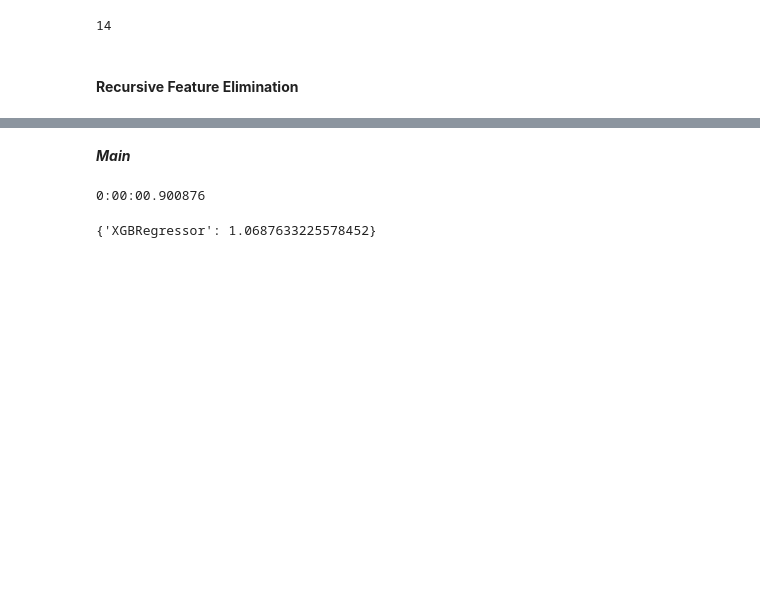
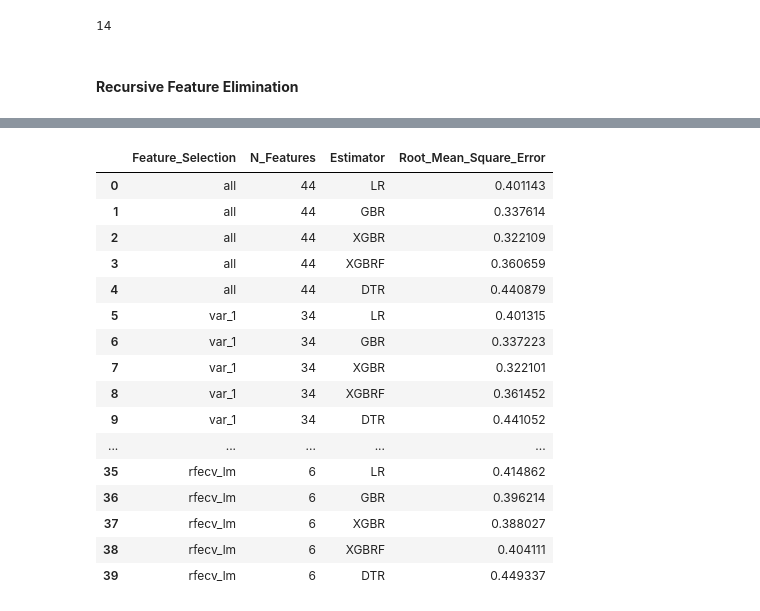
Before and after one commit to rmittalccs/ccs_pred_mod, a Jupyter notebook: ft_nsf.ipynb, the cells around one changed output, grey strips where cells are left out. Drawn from its saved outputs; the diff is of its cells as text; code cells hidden in the pictures; blank space fills up the shorter version.

```diff
--- a/ft_nsf.ipynb
+++ b/ft_nsf.ipynb
@@ -379,24 +378,26 @@ est_dict = {"lm": linear_model.LinearRegression(), "xgb": xgb.XGBRegressor(boost
 # est = "svr" ### Takes too long!! I had to stop after 15 minutes
 # est = "rf" ### Takes too long!! I had to stop after 15 minutes
 # est = "lm"
-est = "xgb"
+# est = "xgb"
 
-estimator = est_dict[est]
+#estimator = est_dict[est]
 
 run = True
 if run:
-    X = final[xcol_all]
-    y = m_giving_logp1
-    X_train, X_test, y_train, y_test = train_test_split(X, y, test_size=0.3, random_state=123)
-    #rfe = RFE(estimator=estimator, step=1, n_features_to_select=25, verbose=2)
-    rfe = RFECV(estimator=estimator, step=1, min_features_to_select=1, verbose=2, \
-                n_jobs=(multiprocessing.cpu_count()//2), cv=3,\
-                scoring="neg_mean_squared_error")
-    print("Fitting %s" %est)
-    rfe.fit(X=X_train, y=y_train)
-    print(f"Optimal number of features: {rfe.n_features_}")
+    for est in ["xgb", "lm"]:
+        estimator = est_dict[est]
+        X = final[xcol_all]
+        y = m_giving_logp1
+        X_train, X_test, y_train, y_test = train_test_split(X, y, test_size=0.3, random_state=123)
+        #rfe = RFE(estimator=estimator, step=1, n_features_to_select=25, verbose=2)
+        rfe = RFECV(estimator=estimator, step=1, min_features_to_select=1, verbose=0, \
+                    n_jobs=(multiprocessing.cpu_count()//2), cv=3,\
+                    scoring="neg_mean_squared_error")
+        print("Fitting %s" %est)
+        rfe.fit(X=X_train, y=y_train)
+        print(f"Optimal number of features: {rfe.n_features_}")
 
-    cols = rfe.get_support(indices=True)
-    globals()["xcol_rfe_%s" %est] = X.iloc[:,cols].columns.tolist()
-#    len(xcol_rfe)
+        cols = rfe.get_support(indices=True)
+        globals()["xcol_rfecv_%s" %est] = X.iloc[:,cols].columns.tolist()
+        print("Estimator:", est, "No_of_features:", len(cols))
 #    sum(rfe.ranking_==1)
@@ -591,27 +540,0 @@ plt.show()
-# %% [markdown]
-***Main***
-# %%
-x = ['home_state', 'most_recent_gift_date', 'first_gift_date', 'five_year_giving']
-y = "total_lifetime_giving"
-
-data = pd.read_csv("data.csv")
-data.columns = data.columns.str.replace(" ", "_")
-data = data.replace(np.nan, "None")
-
-start_time = datetime.now()
-models = perform_regression(data=data, y=y, x=x, top_labels=5, folds=5, sizes=[5],
-                            algorithms=["XGBRegressor", "XGBRf_statressor"])
-end_time = datetime.now()
-elapsed_time = end_time - start_time
-print(elapsed_time)
-
-# "trained_models": trained_models,
-# "evaluation_results": evaluation_results,
-# "testing_data": (X_test, y_test),
-# "best_model": best_model
-# %% [output]
-0:00:00.900876
-# %%
-models["evaluation_results"]
-# %% [output]
-{'XGBRegressor': 1.0687633225578452}
@@ -617,0 +556,20 @@ models["evaluation_results"]
+# %%
+df
+# %% [output]
+|  | Feature_Selection | N_Features | Estimator | Root_Mean_Square_Error |
+| 0 | all | 44 | LR | 0.401143 |
+| 1 | all | 44 | GBR | 0.337614 |
+| 2 | all | 44 | XGBR | 0.322109 |
+| 3 | all | 44 | XGBRF | 0.360659 |
+| 4 | all | 44 | DTR | 0.440879 |
+| 5 | var_1 | 34 | LR | 0.401315 |
+| 6 | var_1 | 34 | GBR | 0.337223 |
+| 7 | var_1 | 34 | XGBR | 0.322101 |
+| 8 | var_1 | 34 | XGBRF | 0.361452 |
+| 9 | var_1 | 34 | DTR | 0.441052 |
+| ... | ... | ... | ... | ... |
+| 35 | rfecv_lm | 6 | LR | 0.414862 |
+| 36 | rfecv_lm | 6 | GBR | 0.396214 |
+| 37 | rfecv_lm | 6 | XGBR | 0.388027 |
+| 38 | rfecv_lm | 6 | XGBRF | 0.404111 |
+| 39 | rfecv_lm | 6 | DTR | 0.449337 |
```
Also changed, not shown: parts of 14 cells of this notebook, 2 other files.
